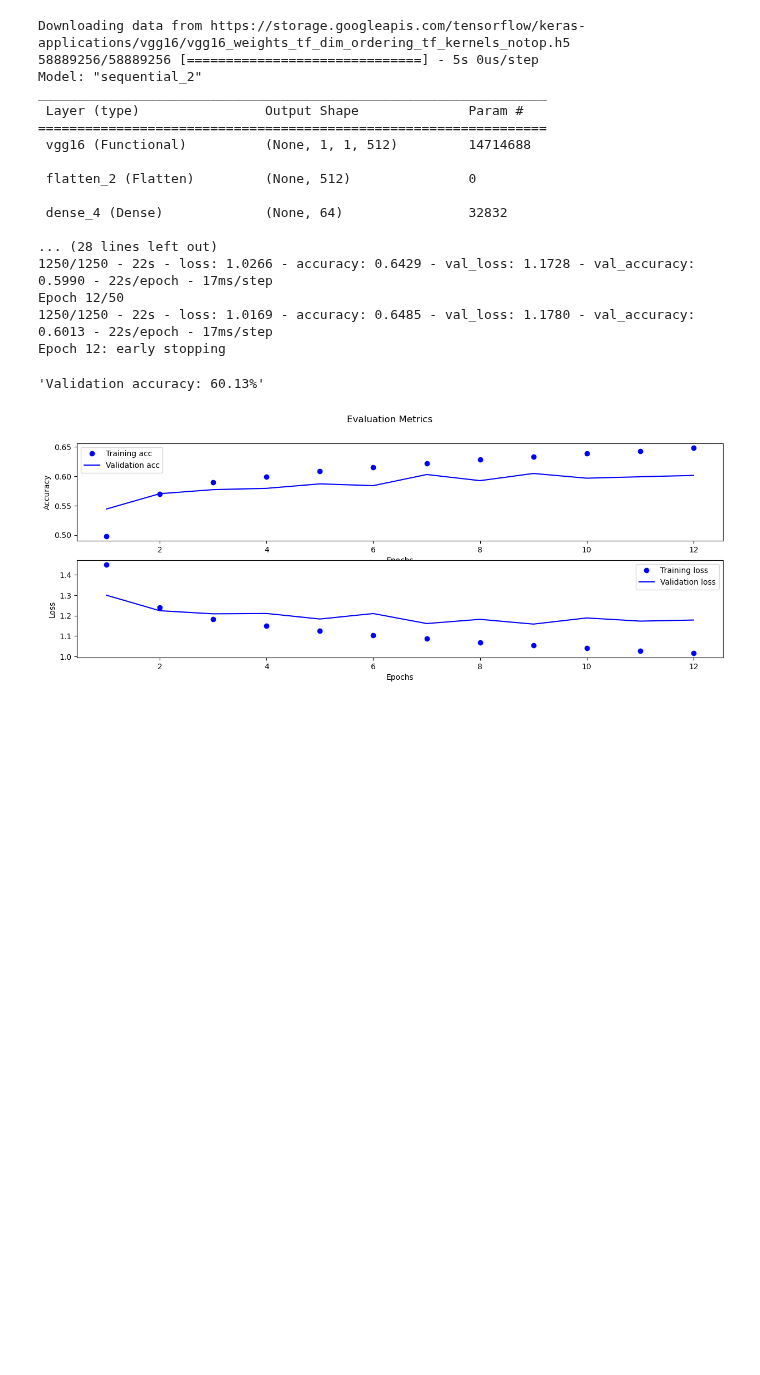
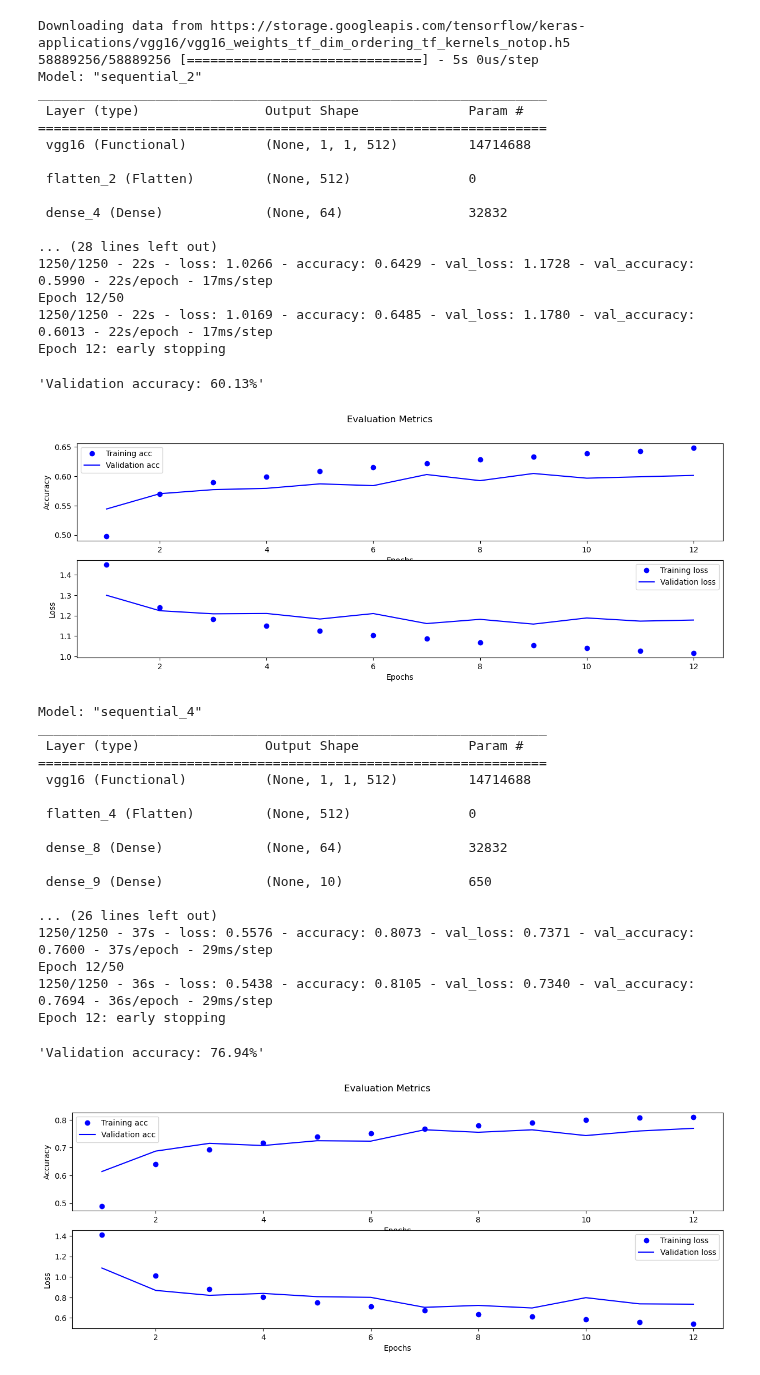
Before and after one commit to akiehl2000/STAA578_Homework, a Jupyter notebook: Homework 3/homework3.ipynb, the cells around one changed output. Drawn from its saved outputs; the diff is of its cells as text; code cells hidden in the pictures; blank space fills up the shorter version.

```diff
--- a/Homework 3/homework3.ipynb
+++ b/Homework 3/homework3.ipynb
@@ -459,3 +498,42 @@ Epoch 12/50
 Epoch 12: early stopping
 'Validation accuracy: 60.13%'
 [figure]
+# %%
+# set trainable layers
+VGGBase.trainable = True
+for layer in VGGBase.layers:
+    if layer.name in ['block2_conv1', 'block3_conv1']:
+        layer.trainable = True
+    else:
+        layer.trainable = False
+
+# define model architecture
+model = models.Sequential([
+    VGGBase,
+    Flatten(),
+    Dense(64, activation = 'relu'),
+    Dense(10, activation = 'softmax')
+])
+
+# evaluate model
+EvaluateModel(model)
+# %% [output]
+Model: "sequential_4"
+_________________________________________________________________
+ Layer (type)                Output Shape              Param #
+=================================================================
+ vgg16 (Functional)          (None, 1, 1, 512)         14714688
+
+ flatten_4 (Flatten)         (None, 512)               0
+
+ dense_8 (Dense)             (None, 64)                32832
+
+ dense_9 (Dense)             (None, 10)                650
+
+... (26 lines left out)
+1250/1250 - 37s - loss: 0.5576 - accuracy: 0.8073 - val_loss: 0.7371 - val_accuracy: 0.7600 - 37s/epoch - 29ms/step
+Epoch 12/50
+1250/1250 - 36s - loss: 0.5438 - accuracy: 0.8105 - val_loss: 0.7340 - val_accuracy: 0.7694 - 36s/epoch - 29ms/step
+Epoch 12: early stopping
+'Validation accuracy: 76.94%'
+[figure, added]
```
Also changed, not shown: parts of 1 cell of this notebook.
